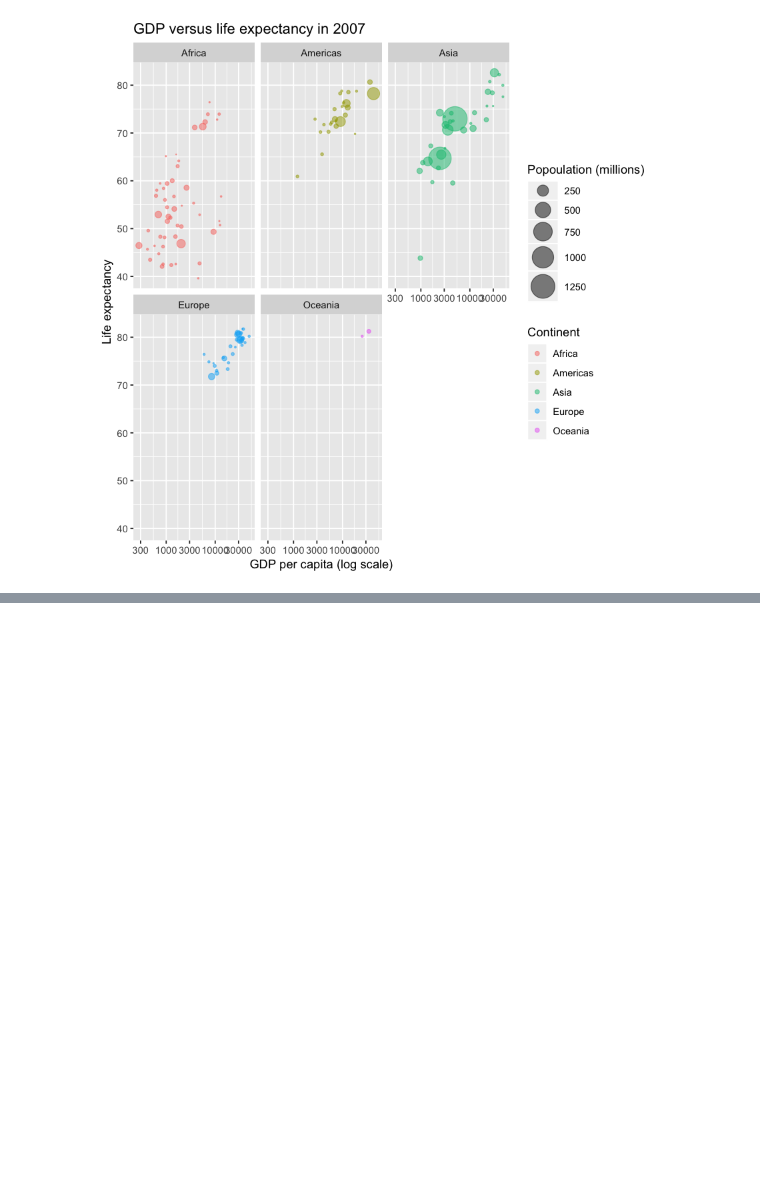
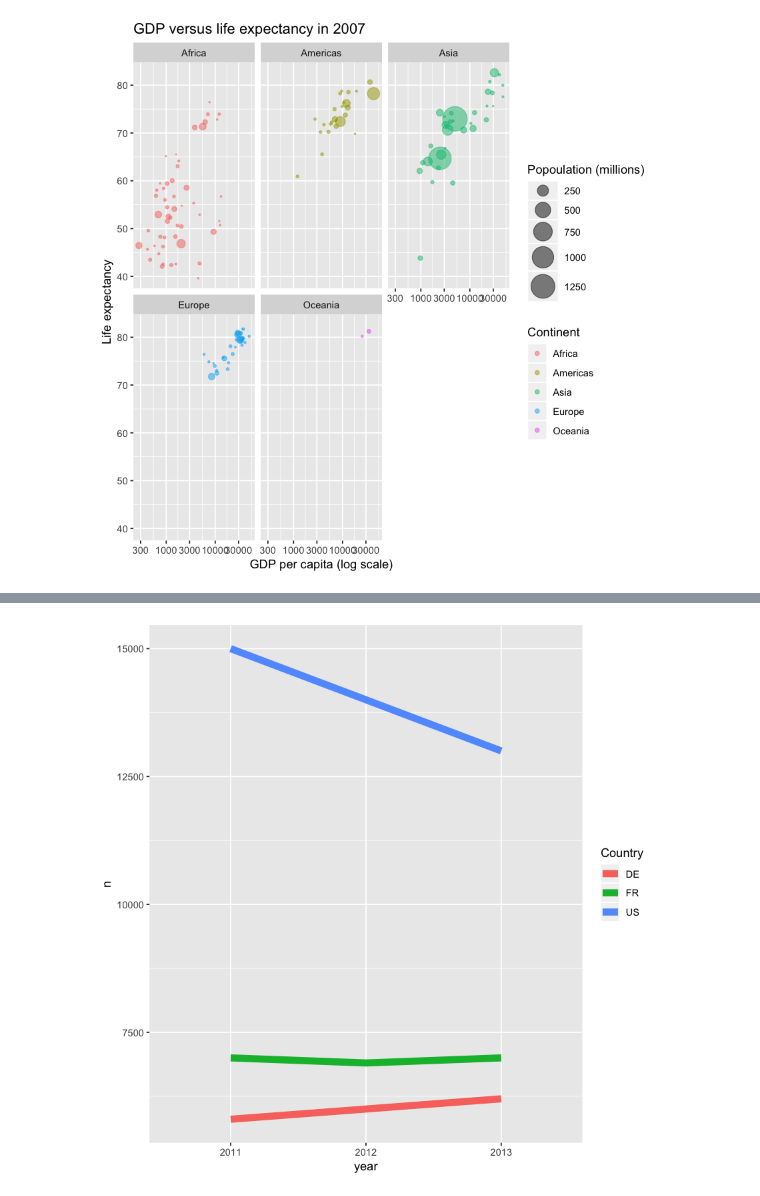
Before and after one commit to amendelson/usc-course-spring-2019, a Jupyter notebook: week10/Untitled.ipynb, the cells around one changed output, grey strips where cells are left out. Saved outputs shown, nothing was run; the diff lists cells and outputs as text; code cells hidden in the pictures; blank space fills up the shorter version.

```diff
--- a/week10/Untitled.ipynb
+++ b/week10/Untitled.ipynb
@@ -79,0 +91,7 @@ ggplot(gapminder_2007, aes(x = gdpPercap, y = lifeExp, color = continent, size =
+# %%
+cases <- tribble(
+  ~Country, ~"2011", ~"2012", ~"2013",
+      "FR",    7000,    6900,    7000,
+      "DE",    5800,    6000,    6200,
+      "US",   15000,   14000,   13000
+)
@@ -79,0 +111,4 @@ ggplot(gapminder_2007, aes(x = gdpPercap, y = lifeExp, color = continent, size =
+# %%
+cases %>% gather(key = "year", value = "n", 2:4) %>% ggplot(aes(x= year, y=n, group=Country, color=Country)) + geom_line(lwd=3)
+# %% [output]
+[figure, added]
```
Also changed, not shown: parts of 4 cells of this notebook, 7 other files.
